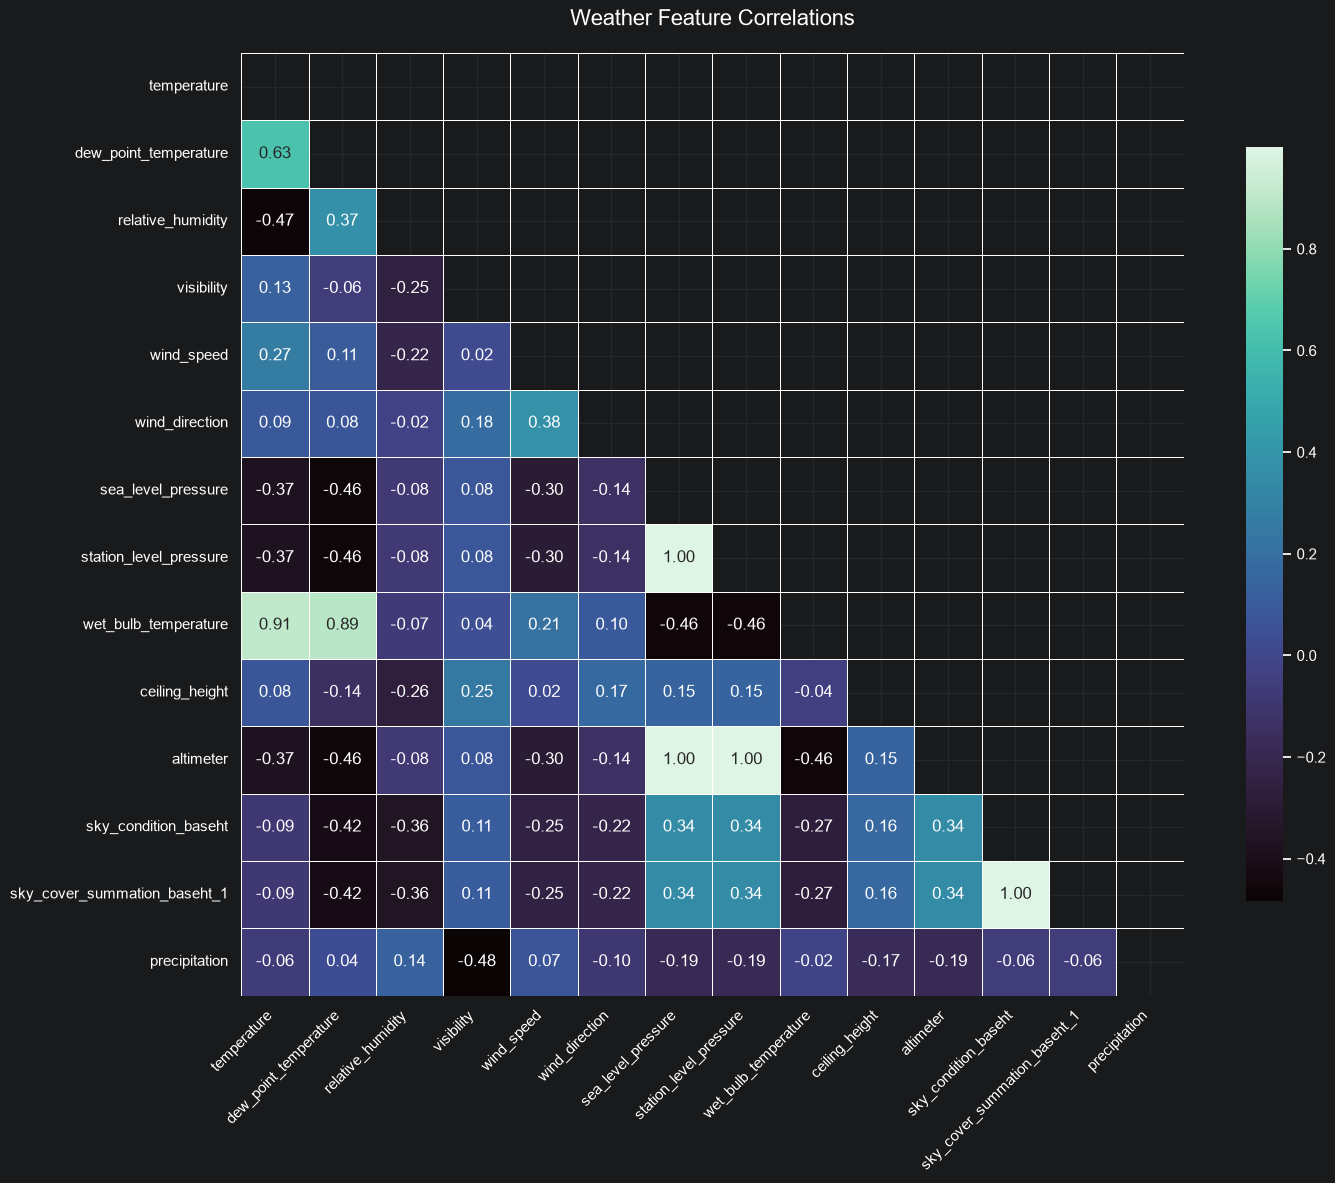
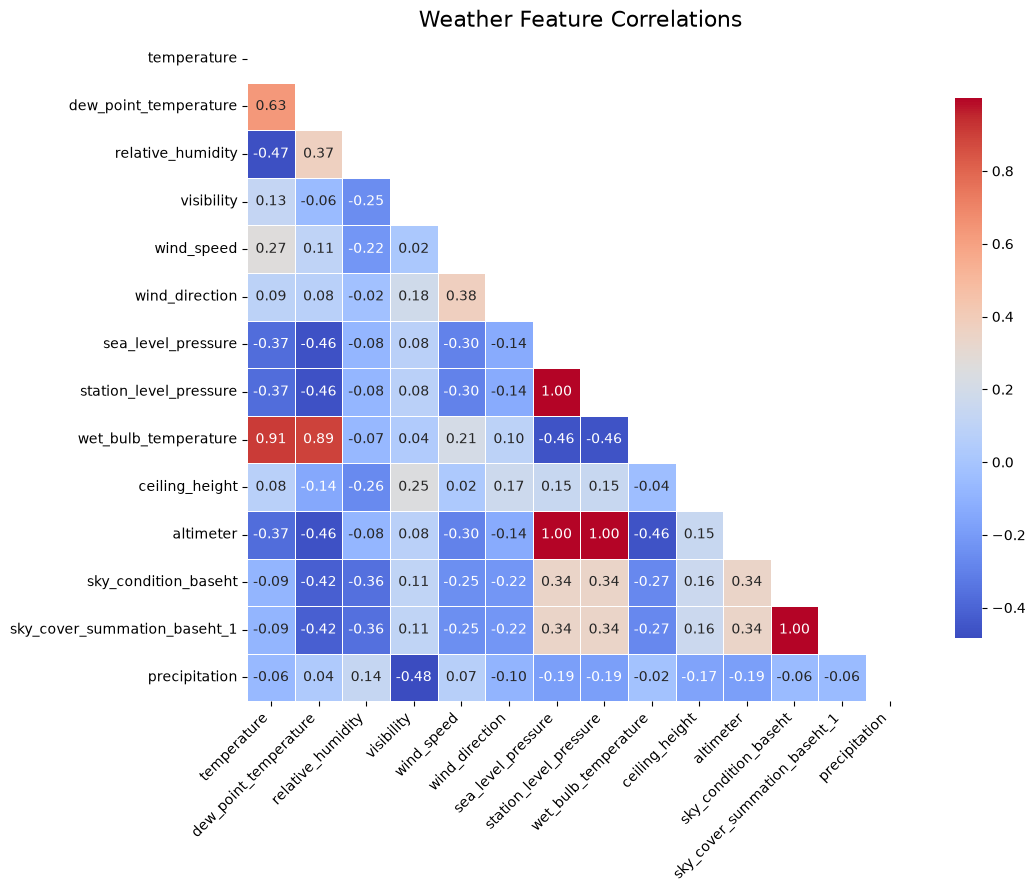
The notebook cell's code change between the first figure and the second:
--- before
+++ after
@@ -4,5 +4,5 @@
 mask = np.triu(np.ones_like(correlation_matrix, dtype=bool))
 
-plt.figure(figsize=(15, 12))
+plt.figure(figsize=(11, 9))
 
 sns.heatmap(
@@ -11,5 +11,5 @@
     annot=True,
     fmt=".2f",
-    cmap="mako",
+    cmap="coolwarm", #mako
     linewidths=0.5,
     square=True,
@@ -18,5 +18,5 @@
 
 plt.xticks(rotation=45, ha="right")
-plt.title("Weather Feature Correlations", fontsize=16, pad=20)
+plt.title("Weather Feature Correlations", fontsize=16)
 plt.tight_layout()
 plt.show()

Commit: updating color scheme in eda